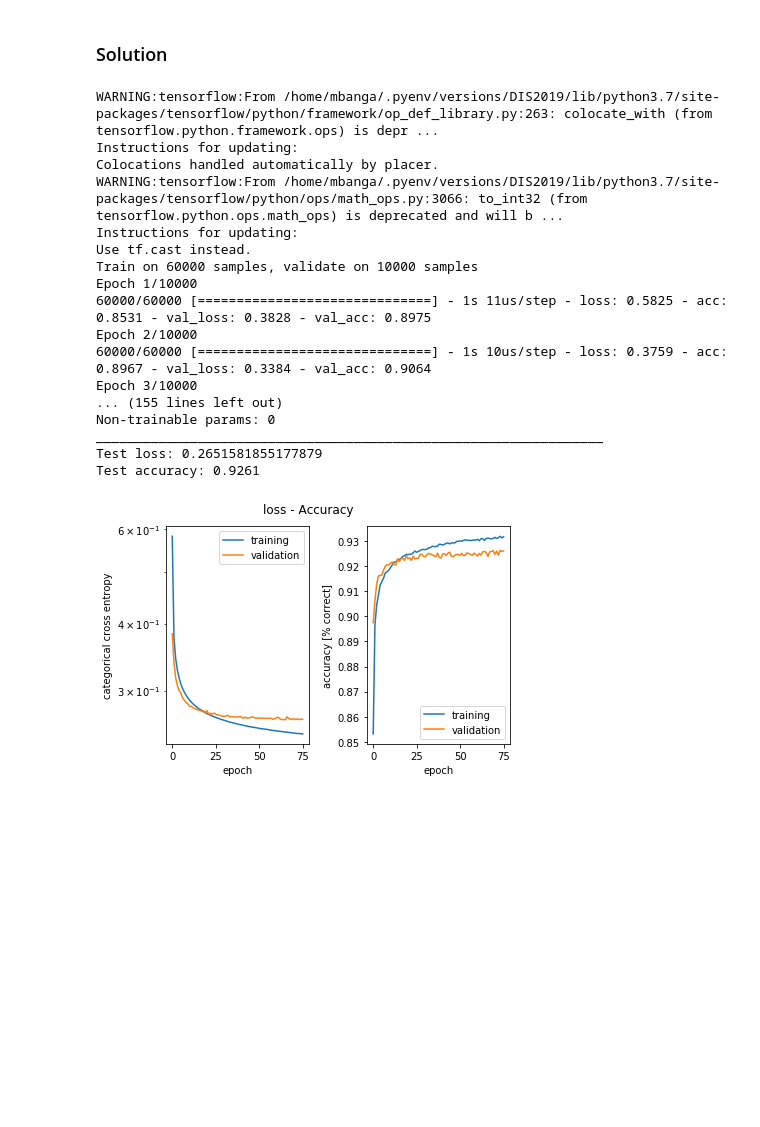
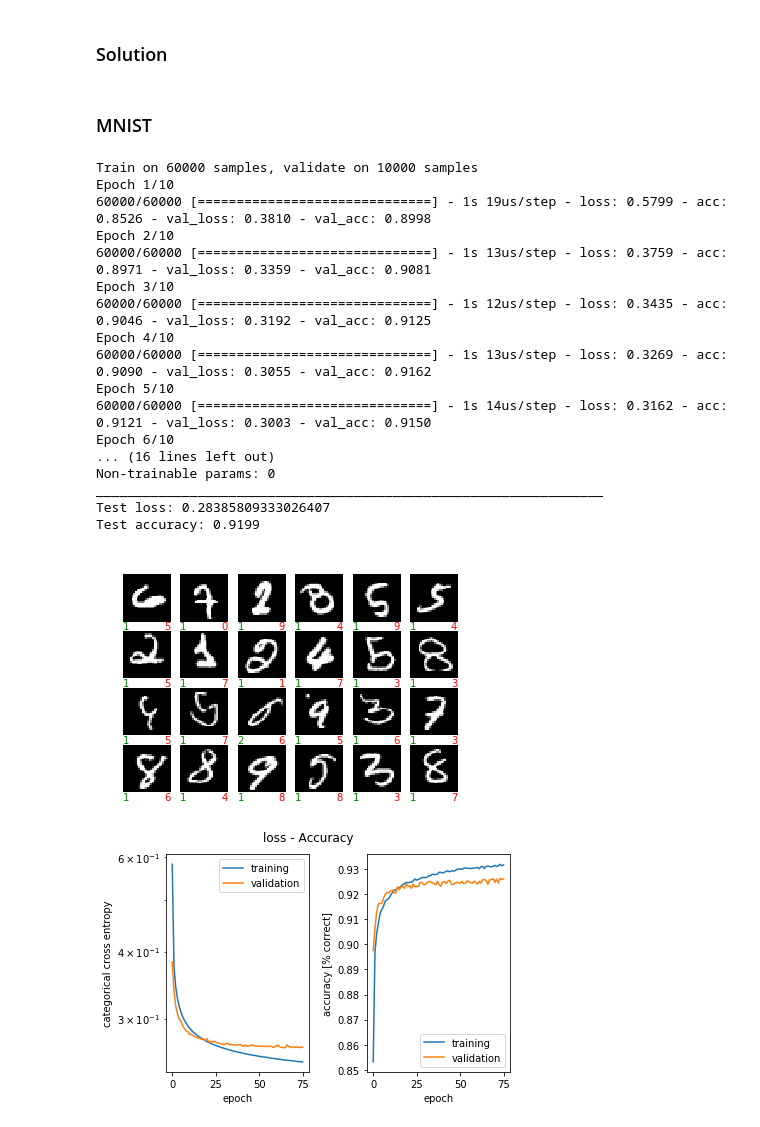
Before and after one commit to FredrikBixo/Artificial-neural-networks-miniproject1, a Jupyter notebook: miniproject1.ipynb, the cells around one changed output. Saved outputs shown, nothing was run; the diff lists cells and outputs as text; code cells hidden in the pictures; blank space fills up the shorter version.

Commit message:
Add missmatches to exercise 2

```diff
--- a/miniproject1.ipynb
+++ b/miniproject1.ipynb
@@ -165,11 +165,11 @@ Answer to question 2: The green digits at the bottom left of each image indicate
 # %% [markdown]
 **Data pre-processing**: To prepare for fitting we transform the labels to one hot coding, i.e. for 5 classes, label 2 becomes the vector [0, 0, 1, 0, 0] (python uses 0-indexing). Furthermore we reshape (flatten) the input images to input vectors and rescale the data into the range [0,1].
 # %%
-y_train = keras.utils.to_categorical(y_train)
-y_test = keras.utils.to_categorical(y_test)
+y_train = keras.utils.to_categorical(y_train_c)
+y_test = keras.utils.to_categorical(y_test_c)
 
-y_fashion_train = keras.utils.to_categorical(y_fashion_train)
-y_fashion_test = keras.utils.to_categorical(y_fashion_test)
+y_fashion_train = keras.utils.to_categorical(y_fashion_train_c)
+y_fashion_test = keras.utils.to_categorical(y_fashion_test_c)
 # %%
 x_train = x_train.reshape(x_train.shape[0], x_train.shape[1]*x_train.shape[2])/np.max(x_train)
 x_test = x_test.reshape(x_test.shape[0], x_test.shape[1]*x_test.shape[2])/np.max(x_test)
@@ -202,11 +202,13 @@ Hints:
 ### Solution
 # %%
 from keras.callbacks import EarlyStopping
+# %% [markdown]
+### MNIST
 # %%
 # For more accurate estimates of the SGD
 batch_size = 128
 # Number of epochs for the training
-n_epochs = 10000
+n_epochs = 10
 # Number of classes
 num_classes = 10
 # define the patience for EarlyStopping
@@ -218,47 +220,62 @@ model = Sequential()
 model.add(Dense(num_classes, activation='softmax'))
 
 # Fine tune the optimizer
 sgd = SGD(lr=0.1)
 
 model.compile(loss='categorical_crossentropy', # Use the categorical_crossentropy loss
               optimizer=sgd, # Use stochastic gradient descent for the optimizer
               metrics=['accuracy']) # Add the accuracy metric to the metrics
 
 
 # Define Early Stopping Callback
 es = EarlyStopping(monitor='val_loss', mode='min', verbose=1, patience=patience)
 
 # Train the model
 history = model.fit(x_train, y_train,
                     batch_size=batch_size, # choose a minibatch of size 128
                     epochs=n_epochs, # Fit for as many epochs as needed to see no further decrease in the validation loss ??
                     verbose=1,
                     validation_data=(x_test, y_test),
                     callbacks=[es])
 
 model.summary()
 
 score = model.evaluate(x_test, y_test, verbose=0)
+
+#Plot missmatches:
+yhat_test = model.predict(x_test)
+
+predictedValues = yhat_test.argmax(axis=1)
+
+missmatches = []
+
+for i in range(0, len(predictedValues)):
+    if predictedValues[i] != y_test_c[i]:
+        missmatches.append(i)
+
+plot_some_samples(x_test, (y_test+9)%10, (yhat_test+9)%10,missmatches);
+
 print('Test loss:', score[0])
 print('Test accuracy:', score[1])
 # %% [output]
-WARNING:tensorflow:From /home/mbanga/.pyenv/versions/DIS2019/lib/python3.7/site-packages/tensorflow/python/framework/op_def_library.py:263: colocate_with (from tensorflow.python.framework.ops) is depr ...
-Instructions for updating:
-Colocations handled automatically by placer.
-WARNING:tensorflow:From /home/mbanga/.pyenv/versions/DIS2019/lib/python3.7/site-packages/tensorflow/python/ops/math_ops.py:3066: to_int32 (from tensorflow.python.ops.math_ops) is deprecated and will b ...
-Instructions for updating:
-Use tf.cast instead.
 Train on 60000 samples, validate on 10000 samples
-Epoch 1/10000
-60000/60000 [==============================] - 1s 11us/step - loss: 0.5825 - acc: 0.8531 - val_loss: 0.3828 - val_acc: 0.8975
-Epoch 2/10000
-60000/60000 [==============================] - 1s 10us/step - loss: 0.3759 - acc: 0.8967 - val_loss: 0.3384 - val_acc: 0.9064
-Epoch 3/10000
-... (155 lines left out)
+Epoch 1/10
+60000/60000 [==============================] - 1s 19us/step - loss: 0.5799 - acc: 0.8526 - val_loss: 0.3810 - val_acc: 0.8998
+Epoch 2/10
+60000/60000 [==============================] - 1s 13us/step - loss: 0.3759 - acc: 0.8971 - val_loss: 0.3359 - val_acc: 0.9081
+Epoch 3/10
+60000/60000 [==============================] - 1s 12us/step - loss: 0.3435 - acc: 0.9046 - val_loss: 0.3192 - val_acc: 0.9125
+Epoch 4/10
+60000/60000 [==============================] - 1s 13us/step - loss: 0.3269 - acc: 0.9090 - val_loss: 0.3055 - val_acc: 0.9162
+Epoch 5/10
+60000/60000 [==============================] - 1s 14us/step - loss: 0.3162 - acc: 0.9121 - val_loss: 0.3003 - val_acc: 0.9150
+Epoch 6/10
+... (16 lines left out)
 Non-trainable params: 0
 _________________________________________________________________
-Test loss: 0.2651581855177879
-Test accuracy: 0.9261
+Test loss: 0.28385809333026407
+Test accuracy: 0.9199
+[figure, added]
 # %%
 plot_1 = plot_history(history, title='loss - Accuracy')
 # %% [output]
```
Also changed, not shown: parts of 5 cells of this notebook.
